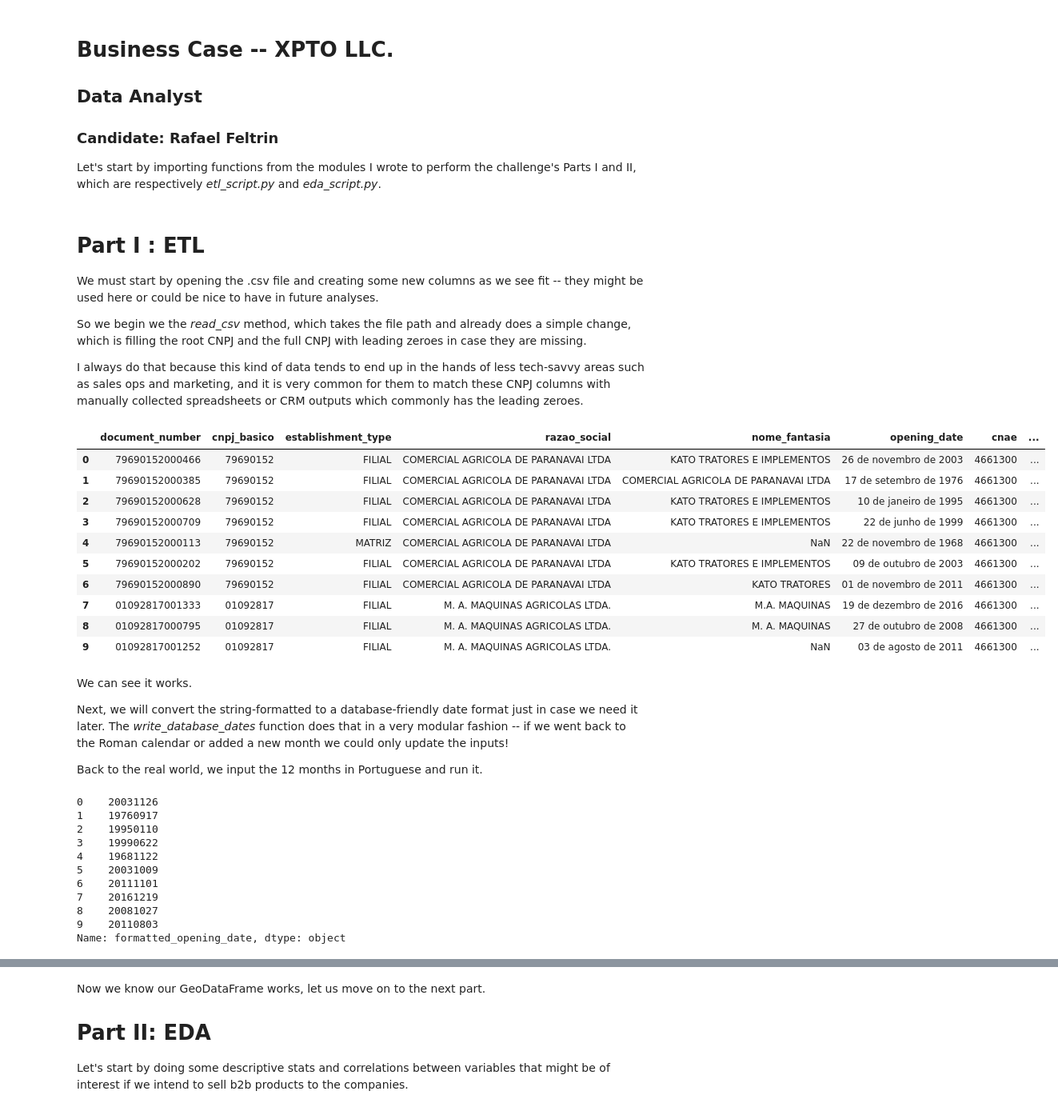
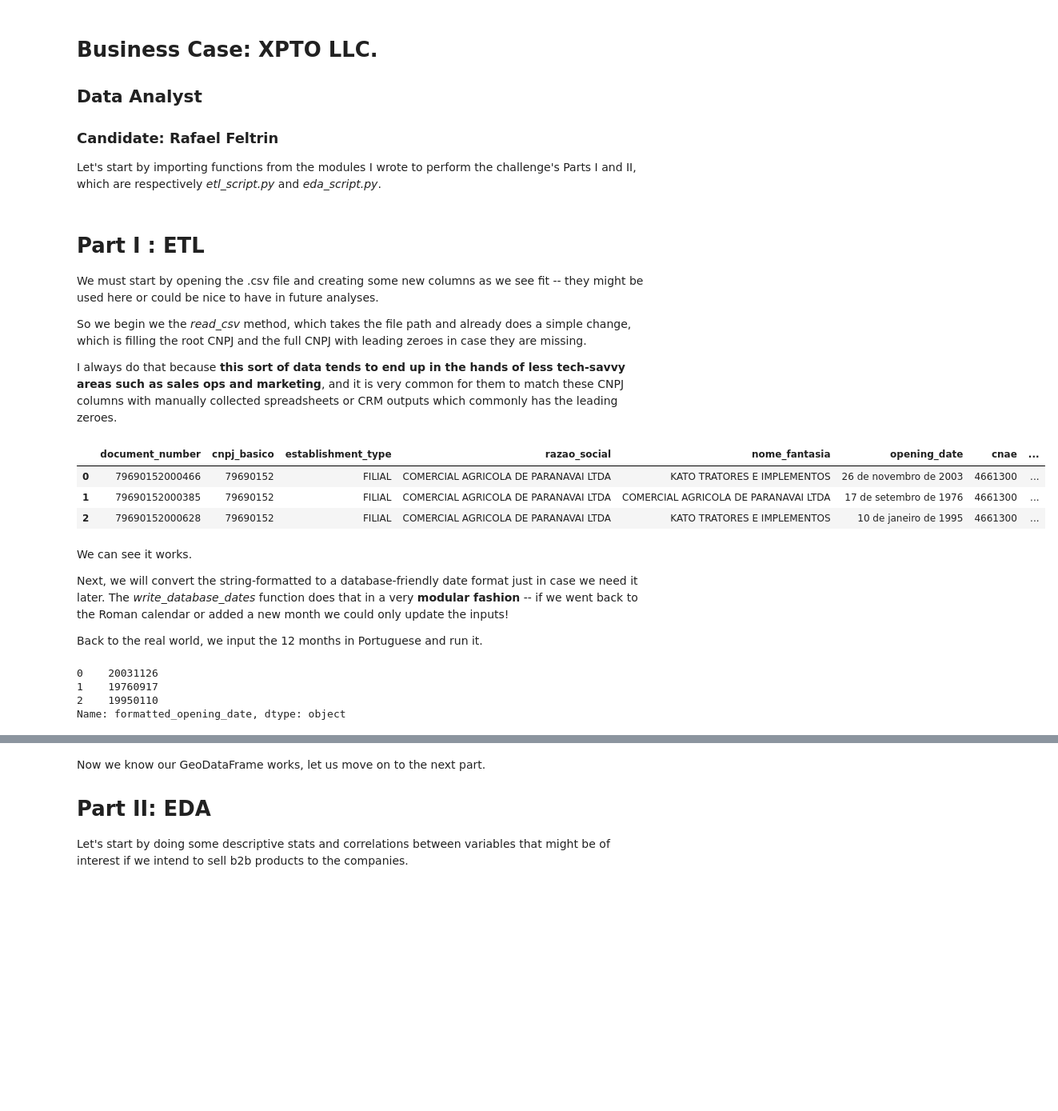
Before and after one commit to rfeltrin18/data_analyst_case_cloudwalk, a Jupyter notebook: main.ipynb, the cells around one changed output, grey strips where cells are left out. Shown: that part at 80% size. Saved outputs shown, nothing was run; the diff lists cells and outputs as text; code cells hidden in the pictures; blank space fills up the shorter version.

```diff
--- a/main.ipynb
+++ b/main.ipynb
@@ -1,5 +1,5 @@
 # %% [markdown]
-# Business Case -- XPTO LLC.
+# Business Case: XPTO LLC.
 
 ## Data Analyst
 
@@ -24,31 +29,24 @@ We must start by opening the .csv file and creating some new columns as we see f
 
 So we begin we the *read_csv* method, which takes the file path and already does a simple change, which is filling the root CNPJ and the full CNPJ with leading zeroes in case they are missing.
 
-I always do that because this kind of data tends to end up in the hands of less tech-savvy areas such as sales ops and marketing, and it is very common for them to match these CNPJ columns with manually collected spreadsheets or CRM outputs which commonly has the leading zeroes.
+I always do that because **this sort of data tends to end up in the hands of less tech-savvy areas such as sales ops and marketing**, and it is very common for them to match these CNPJ columns with manually collected spreadsheets or CRM outputs which commonly has the leading zeroes.
 # %%
 path = r'C:\Users\rafaf\PycharmProjects\parana_irs_dataset_analysis\data\data_case_2024_03.csv'
 
 df = read_csv(path=path,
               sep=',',
               zfill_cols=['document_number', 'cnpj_basico'])
 
-display(df.head(10))
+display(df.head(3))
 # %% [output]
 |  | document_number | cnpj_basico | establishment_type | razao_social | nome_fantasia | opening_date | cnae | ... |
 | 0 | 79690152000466 | 79690152 | FILIAL | COMERCIAL AGRICOLA DE PARANAVAI LTDA | KATO TRATORES E IMPLEMENTOS | 26 de novembro de 2003 | 4661300 | ... |
 | 1 | 79690152000385 | 79690152 | FILIAL | COMERCIAL AGRICOLA DE PARANAVAI LTDA | COMERCIAL AGRICOLA DE PARANAVAI LTDA | 17 de setembro de 1976 | 4661300 | ... |
 | 2 | 79690152000628 | 79690152 | FILIAL | COMERCIAL AGRICOLA DE PARANAVAI LTDA | KATO TRATORES E IMPLEMENTOS | 10 de janeiro de 1995 | 4661300 | ... |
-| 3 | 79690152000709 | 79690152 | FILIAL | COMERCIAL AGRICOLA DE PARANAVAI LTDA | KATO TRATORES E IMPLEMENTOS | 22 de junho de 1999 | 4661300 | ... |
-| 4 | 79690152000113 | 79690152 | MATRIZ | COMERCIAL AGRICOLA DE PARANAVAI LTDA | NaN | 22 de novembro de 1968 | 4661300 | ... |
-| 5 | 79690152000202 | 79690152 | FILIAL | COMERCIAL AGRICOLA DE PARANAVAI LTDA | KATO TRATORES E IMPLEMENTOS | 09 de outubro de 2003 | 4661300 | ... |
-| 6 | 79690152000890 | 79690152 | FILIAL | COMERCIAL AGRICOLA DE PARANAVAI LTDA | KATO TRATORES | 01 de novembro de 2011 | 4661300 | ... |
-| 7 | 01092817001333 | 01092817 | FILIAL | M. A. MAQUINAS AGRICOLAS LTDA. | M.A. MAQUINAS | 19 de dezembro de 2016 | 4661300 | ... |
-| 8 | 01092817000795 | 01092817 | FILIAL | M. A. MAQUINAS AGRICOLAS LTDA. | M. A. MAQUINAS | 27 de outubro de 2008 | 4661300 | ... |
-| 9 | 01092817001252 | 01092817 | FILIAL | M. A. MAQUINAS AGRICOLAS LTDA. | NaN | 03 de agosto de 2011 | 4661300 | ... |
 # %% [markdown]
 We can see it works.
 
-Next, we will convert the string-formatted to a database-friendly date format just in case we need it later. The *write_database_dates* function does that in a very modular fashion -- if we went back to the Roman calendar or added a new month we could only update the inputs!
+Next, we will convert the string-formatted to a database-friendly date format just in case we need it later. The *write_database_dates* function does that in a very **modular fashion** -- if we went back to the Roman calendar or added a new month we could only update the inputs!
 
 Back to the real world, we input the 12 months in Portuguese and run it.
 # %%
@@ -64,17 +62,10 @@ df = write_database_dates(df=df,
                           date_col='opening_date',
                           months=months)
 
-display(df['formatted_opening_date'].head(10))
+display(df['formatted_opening_date'].head(3))
 # %% [output]
 0    20031126
 1    19760917
 2    19950110
-3    19990622
-4    19681122
-5    20031009
-6    20111101
-7    20161219
-8    20081027
-9    20110803
 Name: formatted_opening_date, dtype: object
 # %% [markdown]
```
Also changed, not shown: parts of 19 cells of this notebook, 3 other files.
